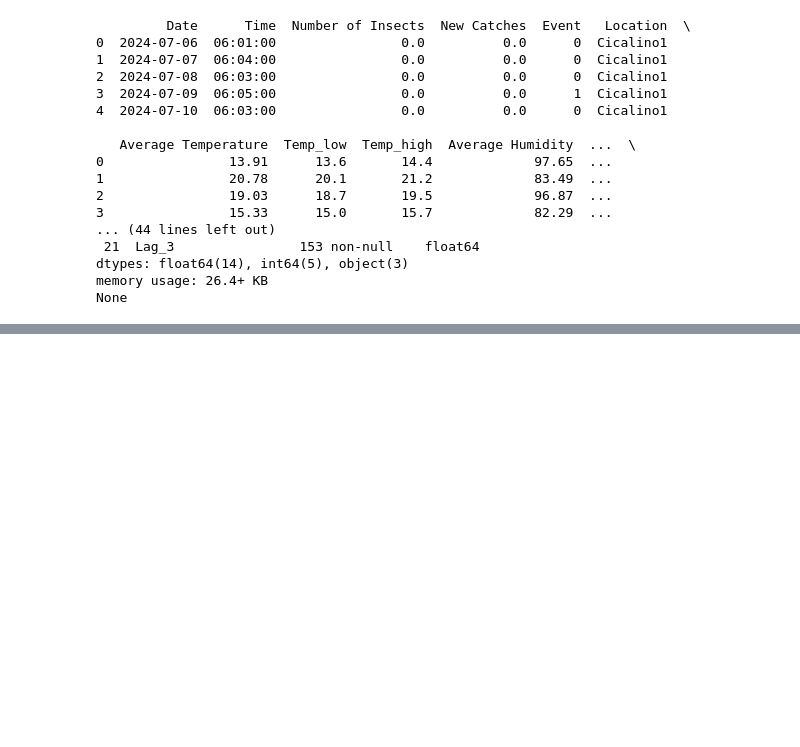
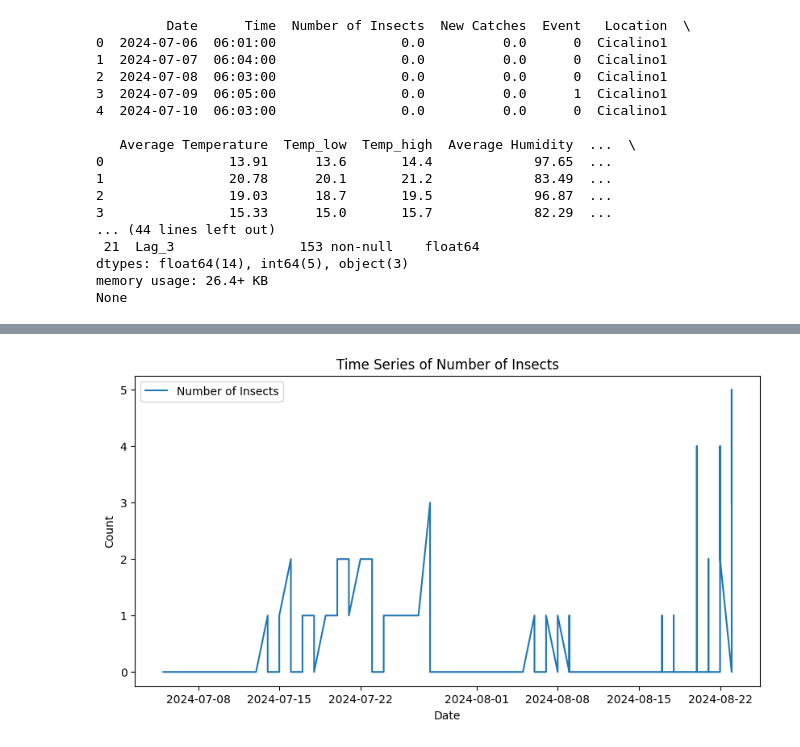
Before and after one commit to raz0208/Agritech-Pest-Prediction, a Jupyter notebook: Agritech_Pest_Prediction_Time_Series_Analysis.ipynb, the cells around one changed output, grey strips where cells are left out. Cells and saved outputs as stored; diff of their text form; code cells hidden in the pictures; blank space fills up the shorter version.

```diff
--- a/Agritech_Pest_Prediction_Time_Series_Analysis.ipynb
+++ b/Agritech_Pest_Prediction_Time_Series_Analysis.ipynb
@@ -64,3 +70,14 @@ print(FeatureExtracted_df.info())
 dtypes: float64(14), int64(5), object(3)
 memory usage: 26.4+ KB
 None
+# %%
+##---## Final_Merged_Dataset_Cleaned ##---##
+
+# Convert 'Date' column to datetime format
+Merged_Dataset_df['Date'] = pd.to_datetime(Merged_Dataset_df['Date'])
+
+# Sort dataset by 'Date'
+Merged_Dataset_df = Merged_Dataset_df.sort_values(by='Date')
+
+# Display the first few rows after conversion and sorting
+print(Merged_Dataset_df.head())
@@ -66,0 +105,17 @@ None
+# %%
+# set 'Date' column as index
+Merged_Dataset_df.set_index('Date', inplace=True)
+
+# Select the target variable for ARIMA
+target_variable = 'Number of Insects'
+
+# Plot time series
+plt.figure(figsize=(10, 5))
+plt.plot(Merged_Dataset_df[target_variable], label='Number of Insects')
+plt.title('Time Series of Number of Insects')
+plt.xlabel('Date')
+plt.ylabel('Count')
+plt.legend()
+plt.show()
+# %% [output]
+[figure, added]
```
Also changed, not shown: parts of 4 cells of this notebook.
